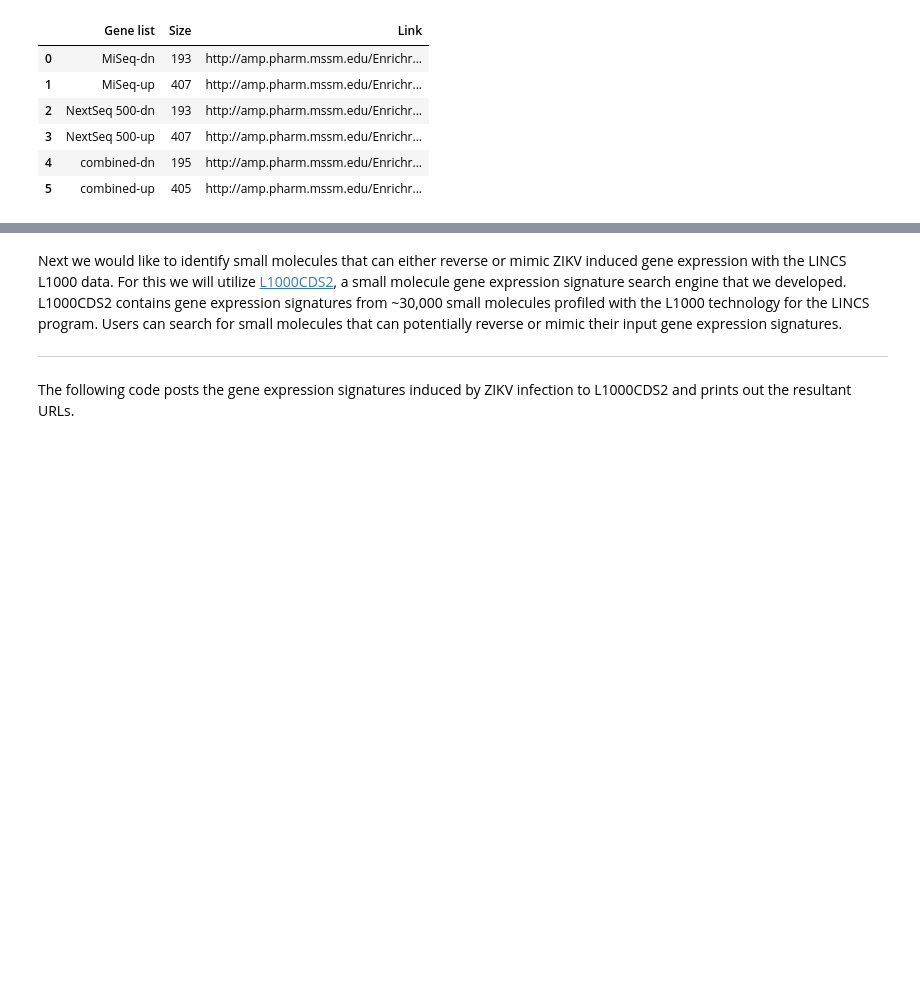
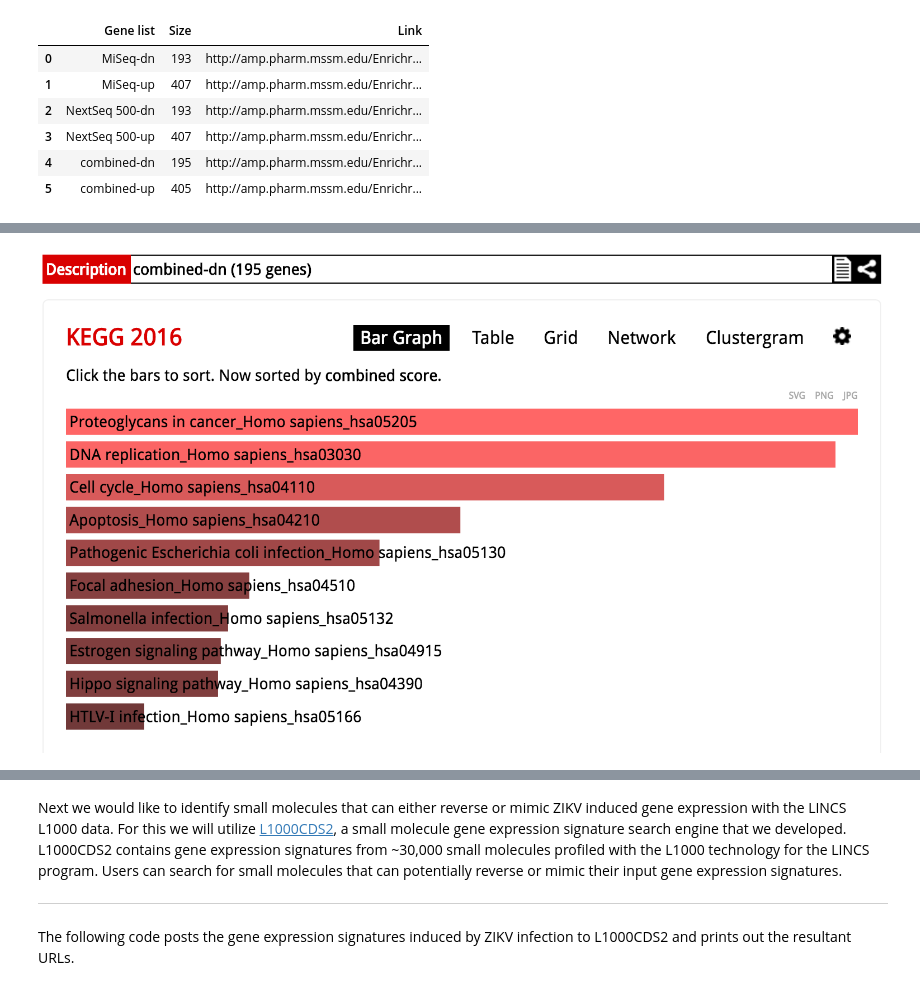
Before and after one commit to MaayanLab/Zika-RNAseq-Pipeline, a Jupyter notebook: Zika.ipynb, the cells around one changed output, grey strips where cells are left out. Cells and saved outputs as stored; diff of their text form; code cells hidden in the pictures; blank space fills up the shorter version.

```diff
--- a/Zika.ipynb
+++ b/Zika.ipynb
@@ -321,0 +330,4 @@ HTML(enrichr_results['Enrichr_links'].to_html(escape=False))
+# %%
+Image('img/combined-dn_KEGG.png', width='600')
+# %% [output]
+[figure, added]
```
Also changed, not shown: parts of 12 cells of this notebook, 4 other files.
